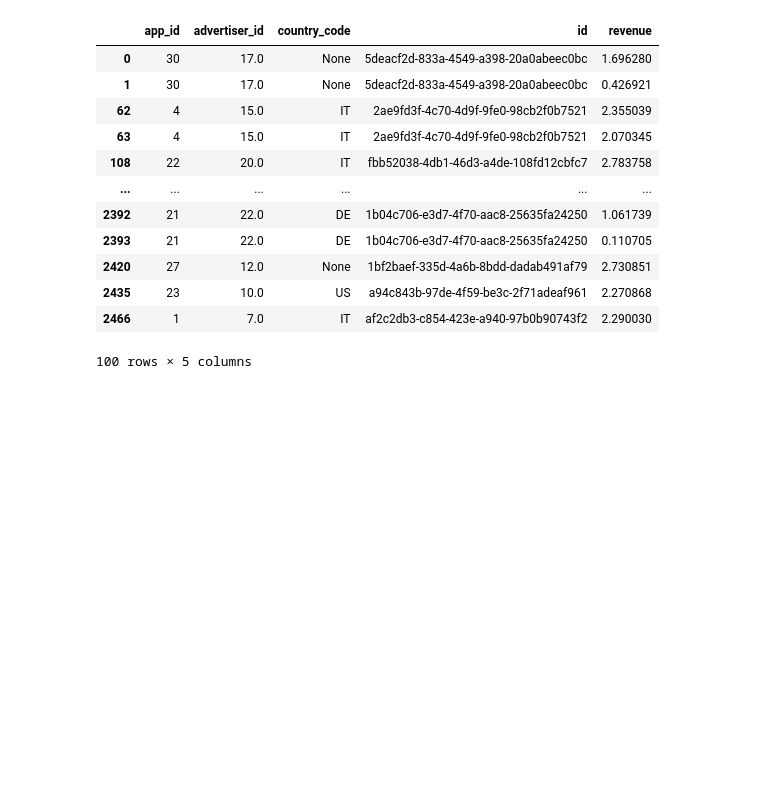
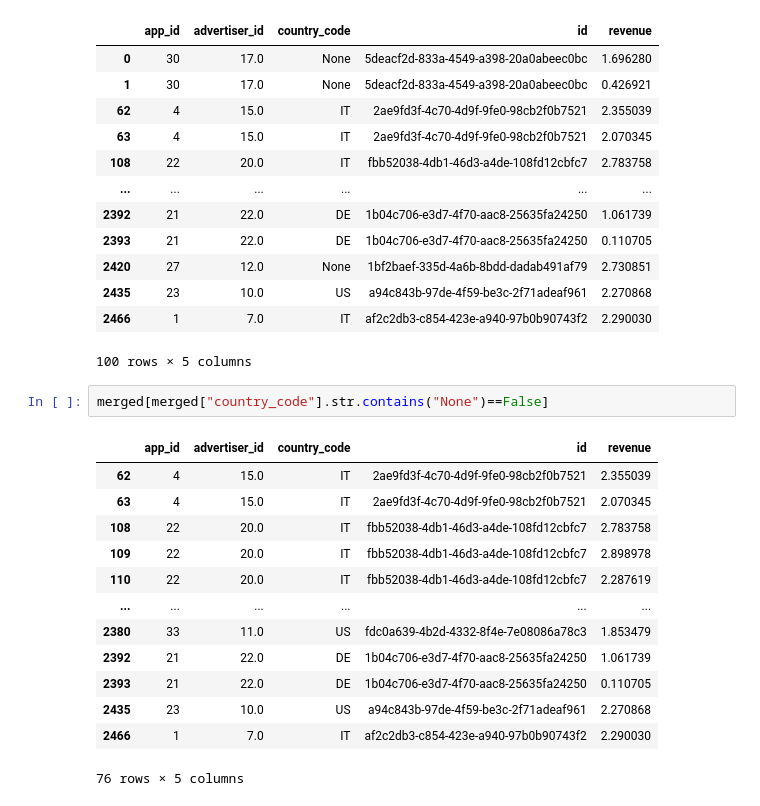
Before and after one commit to eyamini/Verve-Top-Advertisers, a Jupyter notebook: Merged.ipynb, the cells around one changed output. Saved outputs shown, nothing was run; the diff lists cells and outputs as text; blank space fills up the shorter version.

```diff
--- a/Merged.ipynb
+++ b/Merged.ipynb
@@ -71,3 +71,19 @@ merged
 | 2435 | 23 | 10.0 | US | a94c843b-97de-4f59-be3c-2f71adeaf961 | 2.270868 |
 | 2466 | 1 | 7.0 | IT | af2c2db3-c854-423e-a940-97b0b90743f2 | 2.290030 |
 100 rows × 5 columns
+# %%
+merged[merged["country_code"].str.contains("None")==False]
+# %% [output]
+|  | app_id | advertiser_id | country_code | id | revenue |
+| 62 | 4 | 15.0 | IT | 2ae9fd3f-4c70-4d9f-9fe0-98cb2f0b7521 | 2.355039 |
+| 63 | 4 | 15.0 | IT | 2ae9fd3f-4c70-4d9f-9fe0-98cb2f0b7521 | 2.070345 |
+| 108 | 22 | 20.0 | IT | fbb52038-4db1-46d3-a4de-108fd12cbfc7 | 2.783758 |
+| 109 | 22 | 20.0 | IT | fbb52038-4db1-46d3-a4de-108fd12cbfc7 | 2.898978 |
+| 110 | 22 | 20.0 | IT | fbb52038-4db1-46d3-a4de-108fd12cbfc7 | 2.287619 |
+| ... | ... | ... | ... | ... | ... |
+| 2380 | 33 | 11.0 | US | fdc0a639-4b2d-4332-8f4e-7e08086a78c3 | 1.853479 |
+| 2392 | 21 | 22.0 | DE | 1b04c706-e3d7-4f70-aac8-25635fa24250 | 1.061739 |
+| 2393 | 21 | 22.0 | DE | 1b04c706-e3d7-4f70-aac8-25635fa24250 | 0.110705 |
+| 2435 | 23 | 10.0 | US | a94c843b-97de-4f59-be3c-2f71adeaf961 | 2.270868 |
+| 2466 | 1 | 7.0 | IT | af2c2db3-c854-423e-a940-97b0b90743f2 | 2.290030 |
+76 rows × 5 columns
```
